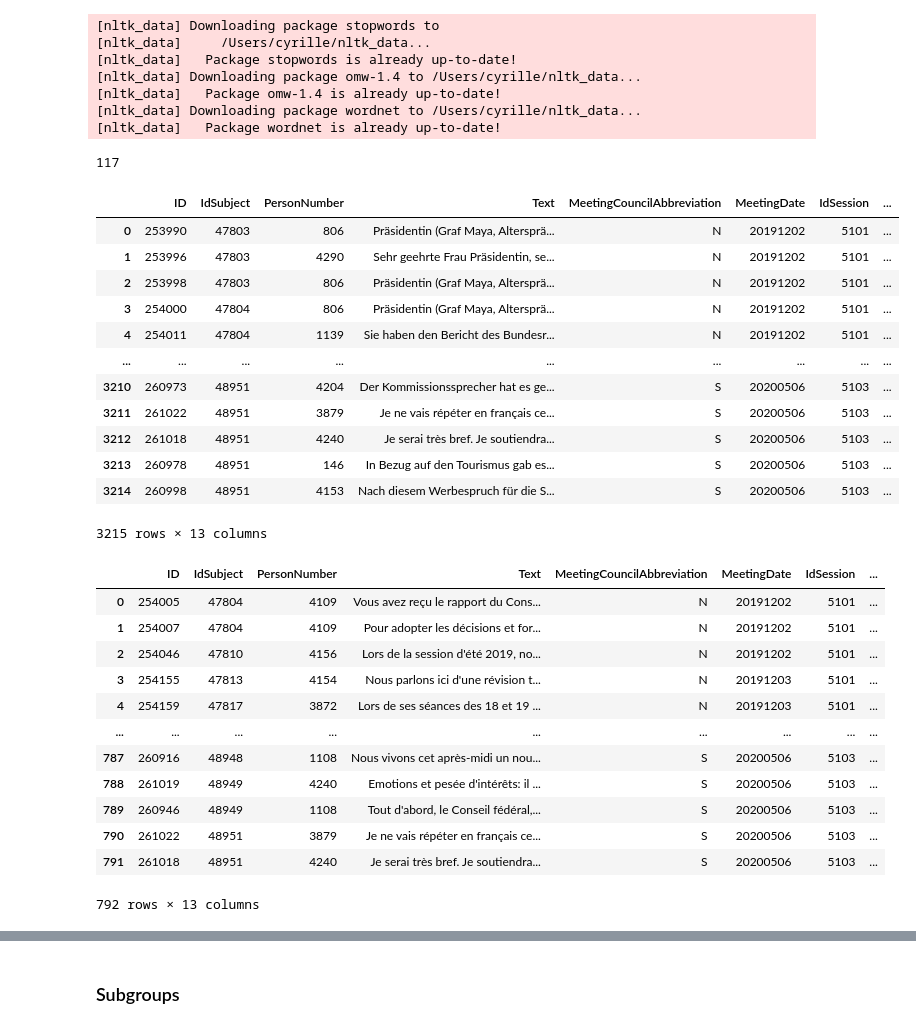
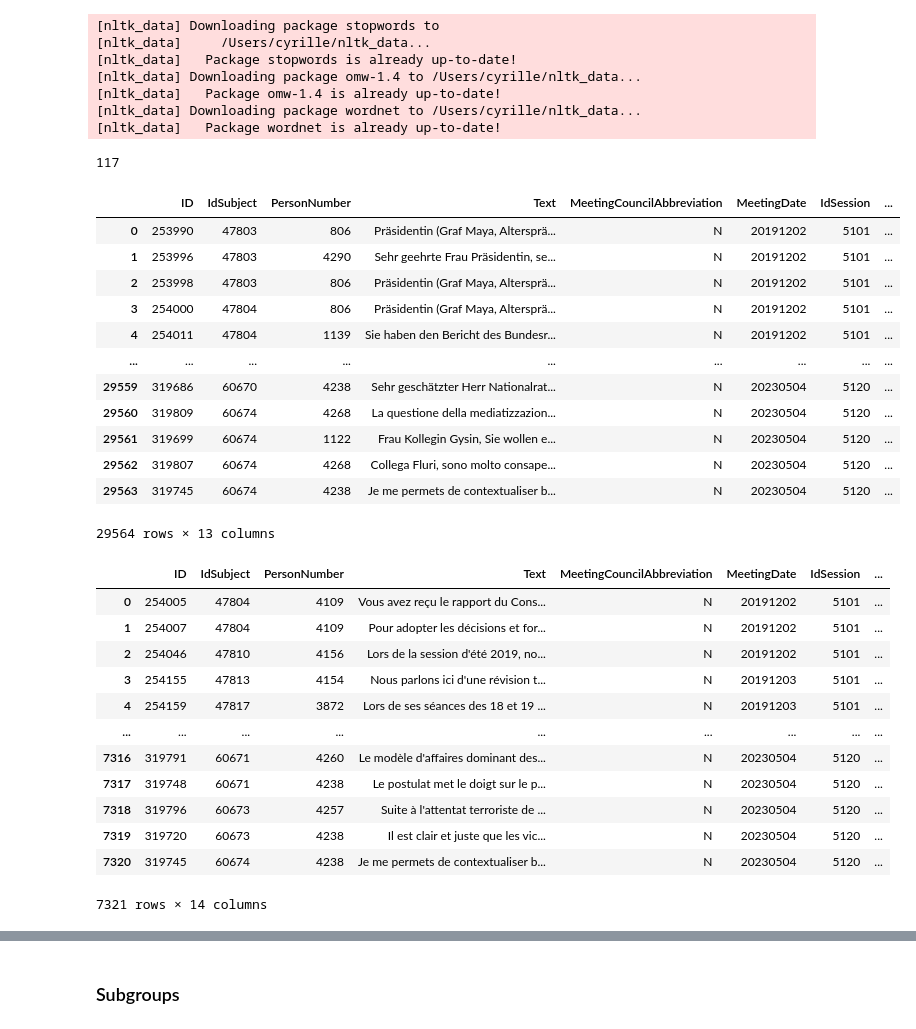
Before and after one commit to cgcrts/ef23_discours, a Jupyter notebook: topic_processing.ipynb, the cells around one changed output, grey strips where cells are left out. Drawn from its saved outputs; the diff is of its cells as text; code cells hidden in the pictures.

```diff
--- a/topic_processing.ipynb
+++ b/topic_processing.ipynb
@@ -75,42 +76,48 @@ transcript_df = pd.DataFrame()
 directory = 'data/transcripts'
 filepaths_list = []
 transcripts_list = []
 
 # iterate over files in that directory
 for filename in os.listdir(directory):
     file = os.path.join(directory, filename)
     # checking if it is a file
     if os.path.isfile(file) and file.endswith('.csv'):
         filepaths_list.append(file)
 
 # sort transcripts chronologically
 filepaths_list.sort()
 print(len(filepaths_list))
 
-for filepath in tqdm(filepaths_list[97:100]):
+for filepath in tqdm(filepaths_list[97:117]):
     with open(filepath, encoding='utf-8') as file:
         session_df = pd.read_csv(file).drop(columns='Unnamed: 0')
         transcript_df = pd.concat([transcript_df, session_df])
 
 transcript_df = transcript_df.reset_index(drop=True)
 transcript_df
 # %% [output]
 117
 |  | ID | IdSubject | PersonNumber | Text | MeetingCouncilAbbreviation | MeetingDate | IdSession | ... |
 | 0 | 253990 | 47803 | 806 | Präsidentin (Graf Maya, Altersprä... | N | 20191202 | 5101 | ... |
 | 1 | 253996 | 47803 | 4290 | Sehr geehrte Frau Präsidentin, se... | N | 20191202 | 5101 | ... |
 | 2 | 253998 | 47803 | 806 | Präsidentin (Graf Maya, Altersprä... | N | 20191202 | 5101 | ... |
 | 3 | 254000 | 47804 | 806 | Präsidentin (Graf Maya, Altersprä... | N | 20191202 | 5101 | ... |
 | 4 | 254011 | 47804 | 1139 | Sie haben den Bericht des Bundesr... | N | 20191202 | 5101 | ... |
 | ... | ... | ... | ... | ... | ... | ... | ... | ... |
-| 3210 | 260973 | 48951 | 4204 | Der Kommissionssprecher hat es ge... | S | 20200506 | 5103 | ... |
-| 3211 | 261022 | 48951 | 3879 | Je ne vais répéter en français ce... | S | 20200506 | 5103 | ... |
-| 3212 | 261018 | 48951 | 4240 | Je serai très bref. Je soutiendra... | S | 20200506 | 5103 | ... |
-| 3213 | 260978 | 48951 | 146 | In Bezug auf den Tourismus gab es... | S | 20200506 | 5103 | ... |
-| 3214 | 260998 | 48951 | 4153 | Nach diesem Werbespruch für die S... | S | 20200506 | 5103 | ... |
+| 29559 | 319686 | 60670 | 4238 | Sehr geschätzter Herr Nationalrat... | N | 20230504 | 5120 | ... |
+| 29560 | 319809 | 60674 | 4268 | La questione della mediatizzazion... | N | 20230504 | 5120 | ... |
+| 29561 | 319699 | 60674 | 1122 | Frau Kollegin Gysin, Sie wollen e... | N | 20230504 | 5120 | ... |
+| 29562 | 319807 | 60674 | 4268 | Collega Fluri, sono molto consape... | N | 20230504 | 5120 | ... |
+| 29563 | 319745 | 60674 | 4238 | Je me permets de contextualiser b... | N | 20230504 | 5120 | ... |
-3215 rows × 13 columns
+29564 rows × 13 columns
 # %%
-filtered_transcript = transcript_df.loc[transcript_df['LanguageOfText'] == 'FR'].reset_index(drop=True)
+# only keep french texts
+filtered_transcript = transcript_df.loc[transcript_df['LanguageOfText'] == 'FR']
+# only keep texts longer than 300 char
+filtered_transcript['text_length'] = filtered_transcript['Text'].apply(lambda x: len(x))
+filtered_transcript = filtered_transcript[filtered_transcript['text_length'] > 300]
+# reset index
+filtered_transcript = filtered_transcript.reset_index(drop=True)
 filtered_transcript
 # %% [output]
 |  | ID | IdSubject | PersonNumber | Text | MeetingCouncilAbbreviation | MeetingDate | IdSession | ... |
@@ -120,9 +127,9 @@ filtered_transcript
 | 3 | 254155 | 47813 | 4154 | Nous parlons ici d'une révision t... | N | 20191203 | 5101 | ... |
 | 4 | 254159 | 47817 | 3872 | Lors de ses séances des 18 et 19 ... | N | 20191203 | 5101 | ... |
 | ... | ... | ... | ... | ... | ... | ... | ... | ... |
-| 787 | 260916 | 48948 | 1108 | Nous vivons cet après-midi un nou... | S | 20200506 | 5103 | ... |
-| 788 | 261019 | 48949 | 4240 | Emotions et pesée d'intérêts: il ... | S | 20200506 | 5103 | ... |
-| 789 | 260946 | 48949 | 1108 | Tout d'abord, le Conseil fédéral,... | S | 20200506 | 5103 | ... |
-| 790 | 261022 | 48951 | 3879 | Je ne vais répéter en français ce... | S | 20200506 | 5103 | ... |
-| 791 | 261018 | 48951 | 4240 | Je serai très bref. Je soutiendra... | S | 20200506 | 5103 | ... |
+| 7316 | 319791 | 60671 | 4260 | Le modèle d'affaires dominant des... | N | 20230504 | 5120 | ... |
+| 7317 | 319748 | 60671 | 4238 | Le postulat met le doigt sur le p... | N | 20230504 | 5120 | ... |
+| 7318 | 319796 | 60673 | 4257 | Suite à l'attentat terroriste de ... | N | 20230504 | 5120 | ... |
+| 7319 | 319720 | 60673 | 4238 | Il est clair et juste que les vic... | N | 20230504 | 5120 | ... |
+| 7320 | 319745 | 60674 | 4238 | Je me permets de contextualiser b... | N | 20230504 | 5120 | ... |
-792 rows × 13 columns
+7321 rows × 14 columns
```
Also changed, not shown: parts of 45 cells of this notebook.
